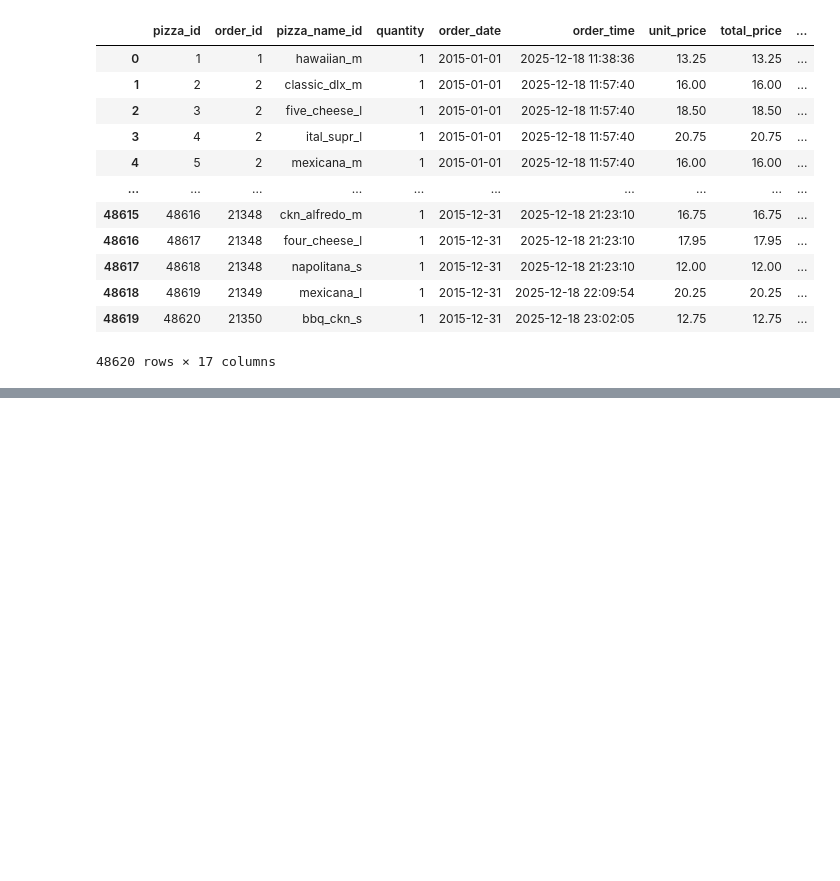
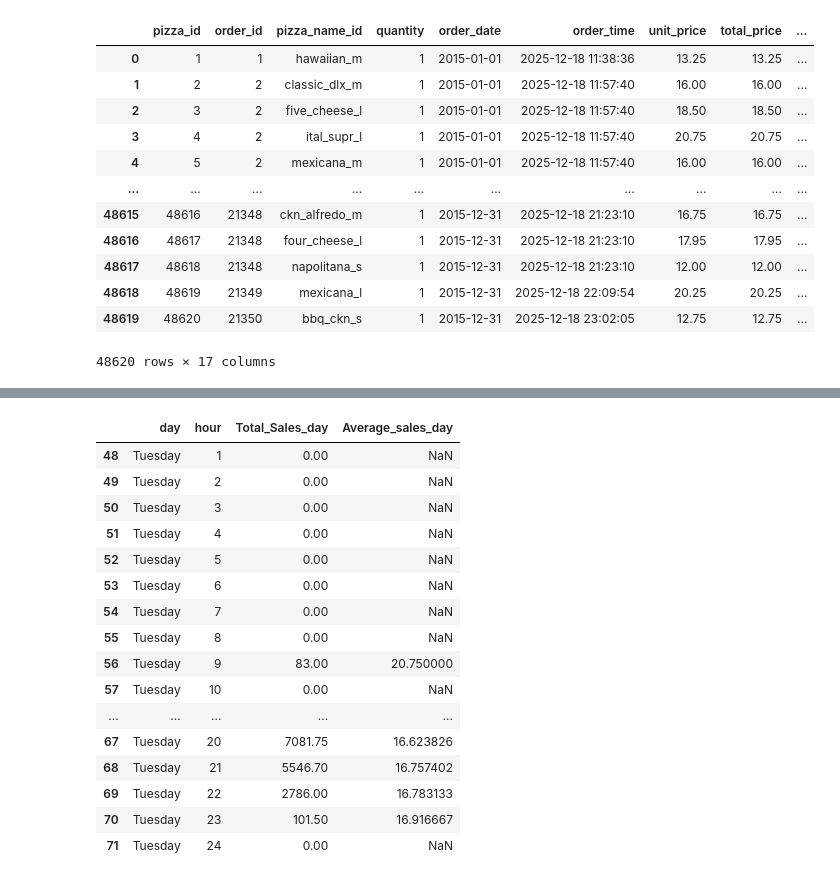
Before and after one commit to bishall789/Python_Libraries, a Jupyter notebook: Pandas/Day5.ipynb, the cells around one changed output, grey strips where cells are left out. Saved outputs shown, nothing was run; the diff lists cells and outputs as text; code cells hidden in the pictures; blank space fills up the shorter version.

```diff
--- a/Pandas/Day5.ipynb
+++ b/Pandas/Day5.ipynb
@@ -381,0 +393,7 @@ sales_day_hour
+# %%
+sales_day_hour = df_pizza.groupby(['day','hour'],  observed=False).agg(
+    Total_Sales_day = ('total_price' , 'sum'),
+    Average_sales_day = ('total_price' , 'mean')
+).reset_index()
+
+sales_day_hour
@@ -381,0 +414,21 @@ sales_day_hour
+# %%
+ab = sales_day_hour['day']  == "Tuesday"
+sales_day_hour[ab]
+# %% [output]
+|  | day | hour | Total_Sales_day | Average_sales_day |
+| 48 | Tuesday | 1 | 0.00 | NaN |
+| 49 | Tuesday | 2 | 0.00 | NaN |
+| 50 | Tuesday | 3 | 0.00 | NaN |
+| 51 | Tuesday | 4 | 0.00 | NaN |
+| 52 | Tuesday | 5 | 0.00 | NaN |
+| 53 | Tuesday | 6 | 0.00 | NaN |
+| 54 | Tuesday | 7 | 0.00 | NaN |
+| 55 | Tuesday | 8 | 0.00 | NaN |
+| 56 | Tuesday | 9 | 83.00 | 20.750000 |
+| 57 | Tuesday | 10 | 0.00 | NaN |
+| ... | ... | ... | ... | ... |
+| 67 | Tuesday | 20 | 7081.75 | 16.623826 |
+| 68 | Tuesday | 21 | 5546.70 | 16.757402 |
+| 69 | Tuesday | 22 | 2786.00 | 16.783133 |
+| 70 | Tuesday | 23 | 101.50 | 16.916667 |
+| 71 | Tuesday | 24 | 0.00 | NaN |
```
Also changed, not shown: parts of 5 cells of this notebook, 2 other files.
